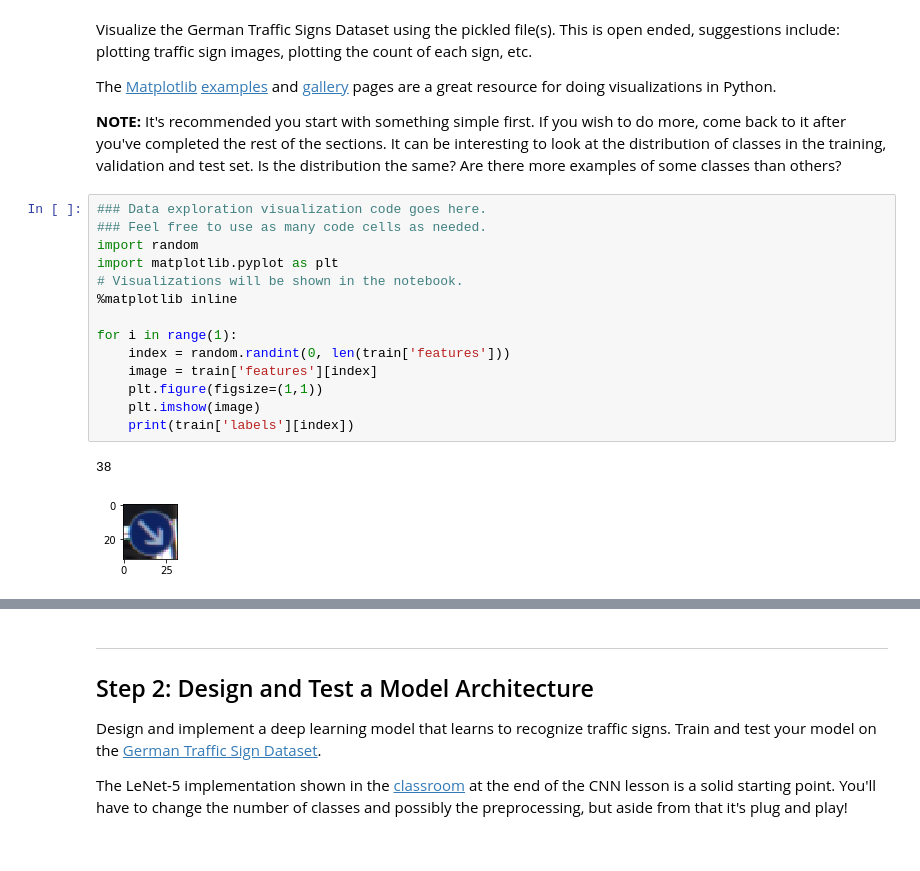
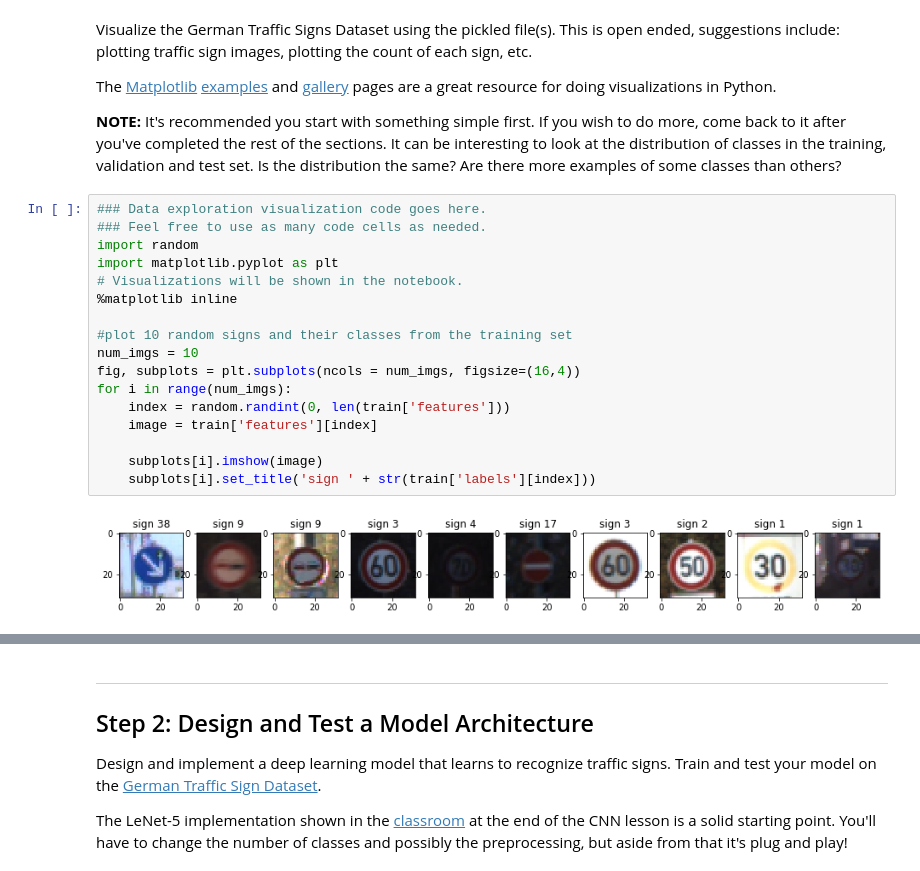
Before and after one commit to roneyal/CarND-Traffic-Sign-Classifier-Project, a Jupyter notebook: Traffic_Sign_Classifier.ipynb, the cells around one changed output, grey strips where cells are left out. Drawn from its saved outputs; the diff is of its cells as text.

Commit message:
add visualization of dataset

```diff
--- a/Traffic_Sign_Classifier.ipynb
+++ b/Traffic_Sign_Classifier.ipynb
@@ -94,17 +94,19 @@ The [Matplotlib](http://matplotlib.org/) [examples](http://matplotlib.org/exampl
 # %%
 ### Data exploration visualization code goes here.
 ### Feel free to use as many code cells as needed.
 import random
 import matplotlib.pyplot as plt
 # Visualizations will be shown in the notebook.
 %matplotlib inline
 
-for i in range(1):
+#plot 10 random signs and their classes from the training set
+num_imgs = 10
+fig, subplots = plt.subplots(ncols = num_imgs, figsize=(16,4))
+for i in range(num_imgs):
     index = random.randint(0, len(train['features']))
     image = train['features'][index]
-    plt.figure(figsize=(1,1))
-    plt.imshow(image)
-    print(train['labels'][index])
+
+    subplots[i].imshow(image)
+    subplots[i].set_title('sign ' + str(train['labels'][index]))
 # %% [output]
-38
-[figure, old version]
+[figure, new version]
```
Also changed, not shown: parts of 8 cells of this notebook.
